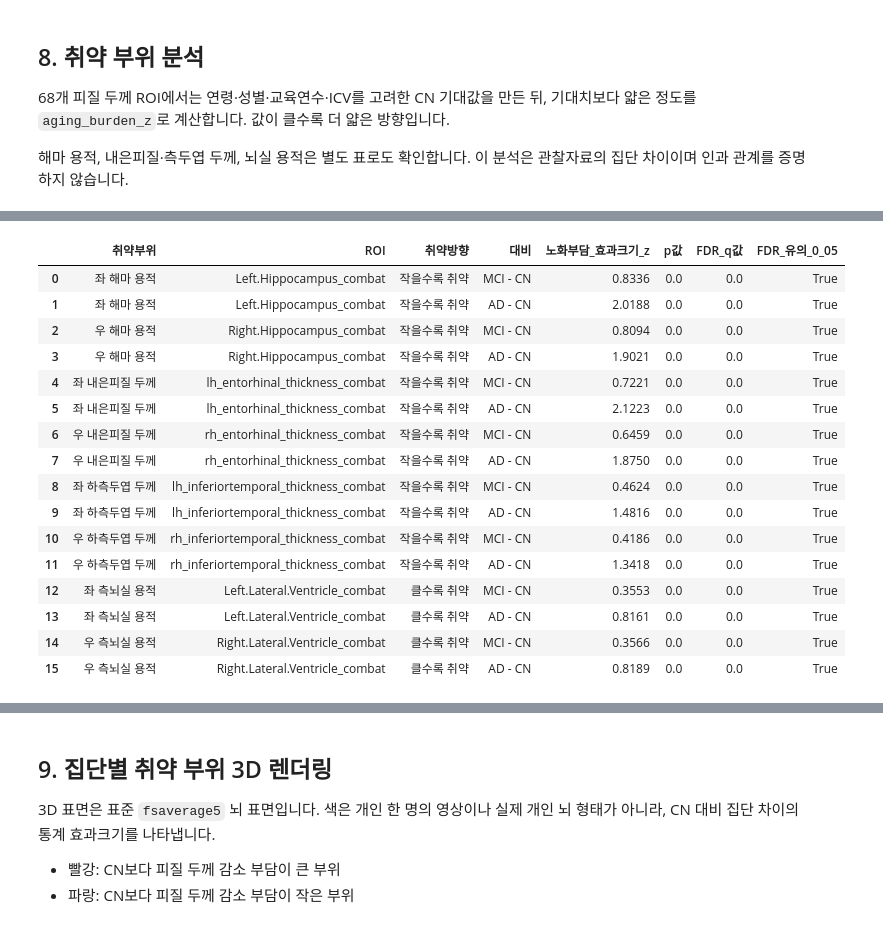
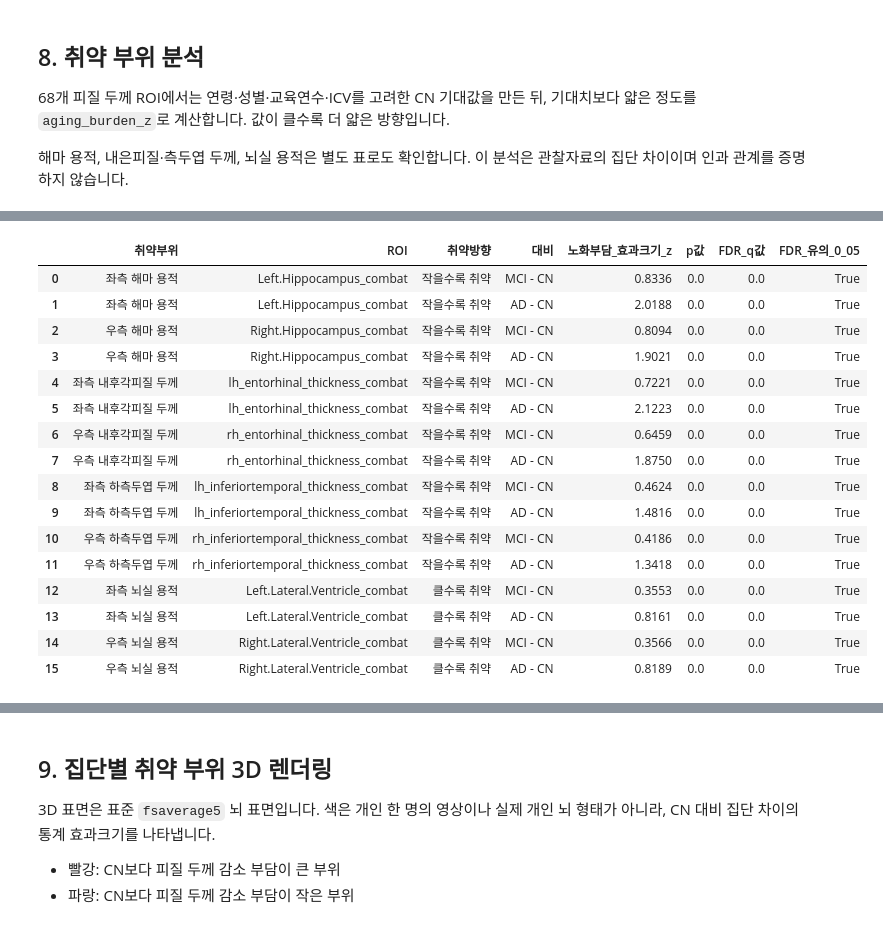
Before and after one commit to youngPath12/AI-Health-Bio-Data-Team-4-Professor-yoon-, a Jupyter notebook: ADNI_뇌연령_BAG_3D_분석.ipynb, the cells around one changed output, grey strips where cells are left out. Drawn from its saved outputs; the diff is of its cells as text; code cells hidden in the pictures.

```diff
--- a/ADNI_뇌연령_BAG_3D_분석.ipynb
+++ b/ADNI_뇌연령_BAG_3D_분석.ipynb
@@ -963,14 +992,14 @@ regional_stats.to_csv(BAG_DIR / "피질_취약부위_집단통계.csv", index=Fa
 
 # 연구 가설의 핵심 구조를 표에서 함께 확인합니다. 뇌실은 큰 방향, 나머지는 작은 방향이 취약성입니다.
 priority_rois = {
-    "좌 해마 용적": ("Left.Hippocampus_combat", "low"),
-    "우 해마 용적": ("Right.Hippocampus_combat", "low"),
-    "좌 내은피질 두께": ("lh_entorhinal_thickness_combat", "low"),
-    "우 내은피질 두께": ("rh_entorhinal_thickness_combat", "low"),
-    "좌 하측두엽 두께": ("lh_inferiortemporal_thickness_combat", "low"),
-    "우 하측두엽 두께": ("rh_inferiortemporal_thickness_combat", "low"),
-    "좌 측뇌실 용적": ("Left.Lateral.Ventricle_combat", "high"),
-    "우 측뇌실 용적": ("Right.Lateral.Ventricle_combat", "high"),
+    "좌측 해마 용적": ("Left.Hippocampus_combat", "low"),
+    "우측 해마 용적": ("Right.Hippocampus_combat", "low"),
+    "좌측 내후각피질 두께": ("lh_entorhinal_thickness_combat", "low"),
+    "우측 내후각피질 두께": ("rh_entorhinal_thickness_combat", "low"),
+    "좌측 하측두엽 두께": ("lh_inferiortemporal_thickness_combat", "low"),
+    "우측 하측두엽 두께": ("rh_inferiortemporal_thickness_combat", "low"),
+    "좌측 뇌실 용적": ("Left.Lateral.Ventricle_combat", "high"),
+    "우측 뇌실 용적": ("Right.Lateral.Ventricle_combat", "high"),
 }
 priority_rows = []
 for label, (roi, direction) in priority_rois.items():
@@ -995,50 +1024,50 @@ for label, (roi, direction) in priority_rois.items():
             "대비": f"{group} - CN",
             "노화부담_효과크기_z": float(model.params[term]),
             "p값": float(model.pvalues[term]),
         })
 priority_stats = pd.DataFrame(priority_rows)
 priority_stats["FDR_q값"] = multipletests(priority_stats["p값"], method="fdr_bh")[1]
 priority_stats["FDR_유의_0_05"] = priority_stats["FDR_q값"] < 0.05
-priority_stats.to_csv(BAG_DIR / "해마_내은피질_측두엽_뇌실_통계.csv", index=False, encoding="utf-8-sig")
+priority_stats.to_csv(BAG_DIR / "해마_내후각피질_하측두엽_뇌실_통계.csv", index=False, encoding="utf-8-sig")
 
 top_regions = regional_stats.sort_values("더얇은방향_효과크기_z", ascending=False).groupby("대비", as_index=False).head(12)
 display(top_regions.round(4))
 display(priority_stats.round(4))
 # %% [output]
 |  | ROI | 반구 | parcel | 대비 | 더얇은방향_효과크기_z | 95CI_하한 | 95CI_상한 | p값 | FDR_q값 | FDR_유의_0_05 |
 | 9 | lh_entorhinal_thickness_combat | left | entorhinal | AD - CN | 2.1223 | 1.9410 | 2.3035 | 0.0 | 0.0 | True |
 | 77 | rh_entorhinal_thickness_combat | right | entorhinal | AD - CN | 1.8750 | 1.7085 | 2.0414 | 0.0 | 0.0 | True |
 | 31 | lh_middletemporal_thickness_combat | left | middletemporal | AD - CN | 1.6396 | 1.4565 | 1.8227 | 0.0 | 0.0 | True |
 | 99 | rh_middletemporal_thickness_combat | right | middletemporal | AD - CN | 1.5299 | 1.3596 | 1.7002 | 0.0 | 0.0 | True |
 | 13 | lh_fusiform_thickness_combat | left | fusiform | AD - CN | 1.5011 | 1.3215 | 1.6806 | 0.0 | 0.0 | True |
 | 17 | lh_inferiortemporal_thickness_combat | left | inferiortemporal | AD - CN | 1.4816 | 1.3104 | 1.6529 | 0.0 | 0.0 | True |
 | 61 | lh_superiortemporal_thickness_combat | left | superiortemporal | AD - CN | 1.3695 | 1.2145 | 1.5245 | 0.0 | 0.0 | True |
 | 81 | rh_fusiform_thickness_combat | right | fusiform | AD - CN | 1.3463 | 1.1764 | 1.5162 | 0.0 | 0.0 | True |
 | 85 | rh_inferiortemporal_thickness_combat | right | inferiortemporal | AD - CN | 1.3418 | 1.1777 | 1.5058 | 0.0 | 0.0 | True |
 | 15 | lh_inferiorparietal_thickness_combat | left | inferiorparietal | AD - CN | 1.3033 | 1.1289 | 1.4776 | 0.0 | 0.0 | True |
 | ... | ... | ... | ... | ... | ... | ... | ... | ... | ... | ... |
 | 12 | lh_fusiform_thickness_combat | left | fusiform | MCI - CN | 0.4454 | 0.3428 | 0.5481 | 0.0 | 0.0 | True |
 | 80 | rh_fusiform_thickness_combat | right | fusiform | MCI - CN | 0.4419 | 0.3436 | 0.5402 | 0.0 | 0.0 | True |
 | 82 | rh_inferiorparietal_thickness_combat | right | inferiorparietal | MCI - CN | 0.4273 | 0.3295 | 0.5250 | 0.0 | 0.0 | True |
 | 84 | rh_inferiortemporal_thickness_combat | right | inferiortemporal | MCI - CN | 0.4186 | 0.3209 | 0.5163 | 0.0 | 0.0 | True |
 | 132 | rh_temporalpole_thickness_combat | right | temporalpole | MCI - CN | 0.4101 | 0.3114 | 0.5088 | 0.0 | 0.0 | True |
 |  | 취약부위 | ROI | 취약방향 | 대비 | 노화부담_효과크기_z | p값 | FDR_q값 | FDR_유의_0_05 |
-| 0 | 좌 해마 용적 | Left.Hippocampus_combat | 작을수록 취약 | MCI - CN | 0.8336 | 0.0 | 0.0 | True |
-| 1 | 좌 해마 용적 | Left.Hippocampus_combat | 작을수록 취약 | AD - CN | 2.0188 | 0.0 | 0.0 | True |
-| 2 | 우 해마 용적 | Right.Hippocampus_combat | 작을수록 취약 | MCI - CN | 0.8094 | 0.0 | 0.0 | True |
-| 3 | 우 해마 용적 | Right.Hippocampus_combat | 작을수록 취약 | AD - CN | 1.9021 | 0.0 | 0.0 | True |
-| 4 | 좌 내은피질 두께 | lh_entorhinal_thickness_combat | 작을수록 취약 | MCI - CN | 0.7221 | 0.0 | 0.0 | True |
-| 5 | 좌 내은피질 두께 | lh_entorhinal_thickness_combat | 작을수록 취약 | AD - CN | 2.1223 | 0.0 | 0.0 | True |
-| 6 | 우 내은피질 두께 | rh_entorhinal_thickness_combat | 작을수록 취약 | MCI - CN | 0.6459 | 0.0 | 0.0 | True |
-| 7 | 우 내은피질 두께 | rh_entorhinal_thickness_combat | 작을수록 취약 | AD - CN | 1.8750 | 0.0 | 0.0 | True |
-| 8 | 좌 하측두엽 두께 | lh_inferiortemporal_thickness_combat | 작을수록 취약 | MCI - CN | 0.4624 | 0.0 | 0.0 | True |
-| 9 | 좌 하측두엽 두께 | lh_inferiortemporal_thickness_combat | 작을수록 취약 | AD - CN | 1.4816 | 0.0 | 0.0 | True |
-| 10 | 우 하측두엽 두께 | rh_inferiortemporal_thickness_combat | 작을수록 취약 | MCI - CN | 0.4186 | 0.0 | 0.0 | True |
-| 11 | 우 하측두엽 두께 | rh_inferiortemporal_thickness_combat | 작을수록 취약 | AD - CN | 1.3418 | 0.0 | 0.0 | True |
-| 12 | 좌 측뇌실 용적 | Left.Lateral.Ventricle_combat | 클수록 취약 | MCI - CN | 0.3553 | 0.0 | 0.0 | True |
-| 13 | 좌 측뇌실 용적 | Left.Lateral.Ventricle_combat | 클수록 취약 | AD - CN | 0.8161 | 0.0 | 0.0 | True |
-| 14 | 우 측뇌실 용적 | Right.Lateral.Ventricle_combat | 클수록 취약 | MCI - CN | 0.3566 | 0.0 | 0.0 | True |
-| 15 | 우 측뇌실 용적 | Right.Lateral.Ventricle_combat | 클수록 취약 | AD - CN | 0.8189 | 0.0 | 0.0 | True |
+| 0 | 좌측 해마 용적 | Left.Hippocampus_combat | 작을수록 취약 | MCI - CN | 0.8336 | 0.0 | 0.0 | True |
+| 1 | 좌측 해마 용적 | Left.Hippocampus_combat | 작을수록 취약 | AD - CN | 2.0188 | 0.0 | 0.0 | True |
+| 2 | 우측 해마 용적 | Right.Hippocampus_combat | 작을수록 취약 | MCI - CN | 0.8094 | 0.0 | 0.0 | True |
+| 3 | 우측 해마 용적 | Right.Hippocampus_combat | 작을수록 취약 | AD - CN | 1.9021 | 0.0 | 0.0 | True |
+| 4 | 좌측 내후각피질 두께 | lh_entorhinal_thickness_combat | 작을수록 취약 | MCI - CN | 0.7221 | 0.0 | 0.0 | True |
+| 5 | 좌측 내후각피질 두께 | lh_entorhinal_thickness_combat | 작을수록 취약 | AD - CN | 2.1223 | 0.0 | 0.0 | True |
+| 6 | 우측 내후각피질 두께 | rh_entorhinal_thickness_combat | 작을수록 취약 | MCI - CN | 0.6459 | 0.0 | 0.0 | True |
+| 7 | 우측 내후각피질 두께 | rh_entorhinal_thickness_combat | 작을수록 취약 | AD - CN | 1.8750 | 0.0 | 0.0 | True |
+| 8 | 좌측 하측두엽 두께 | lh_inferiortemporal_thickness_combat | 작을수록 취약 | MCI - CN | 0.4624 | 0.0 | 0.0 | True |
+| 9 | 좌측 하측두엽 두께 | lh_inferiortemporal_thickness_combat | 작을수록 취약 | AD - CN | 1.4816 | 0.0 | 0.0 | True |
+| 10 | 우측 하측두엽 두께 | rh_inferiortemporal_thickness_combat | 작을수록 취약 | MCI - CN | 0.4186 | 0.0 | 0.0 | True |
+| 11 | 우측 하측두엽 두께 | rh_inferiortemporal_thickness_combat | 작을수록 취약 | AD - CN | 1.3418 | 0.0 | 0.0 | True |
+| 12 | 좌측 뇌실 용적 | Left.Lateral.Ventricle_combat | 클수록 취약 | MCI - CN | 0.3553 | 0.0 | 0.0 | True |
+| 13 | 좌측 뇌실 용적 | Left.Lateral.Ventricle_combat | 클수록 취약 | AD - CN | 0.8161 | 0.0 | 0.0 | True |
+| 14 | 우측 뇌실 용적 | Right.Lateral.Ventricle_combat | 클수록 취약 | MCI - CN | 0.3566 | 0.0 | 0.0 | True |
+| 15 | 우측 뇌실 용적 | Right.Lateral.Ventricle_combat | 클수록 취약 | AD - CN | 0.8189 | 0.0 | 0.0 | True |
 # %%
 # 8.1 각 대비에서 더 얇은 방향의 상위 피질 부위를 그림으로 저장합니다.
 plot_regions = regional_stats.loc[regional_stats["더얇은방향_효과크기_z"].gt(0)].copy()
```
Also changed, not shown: parts of 13 cells of this notebook.
